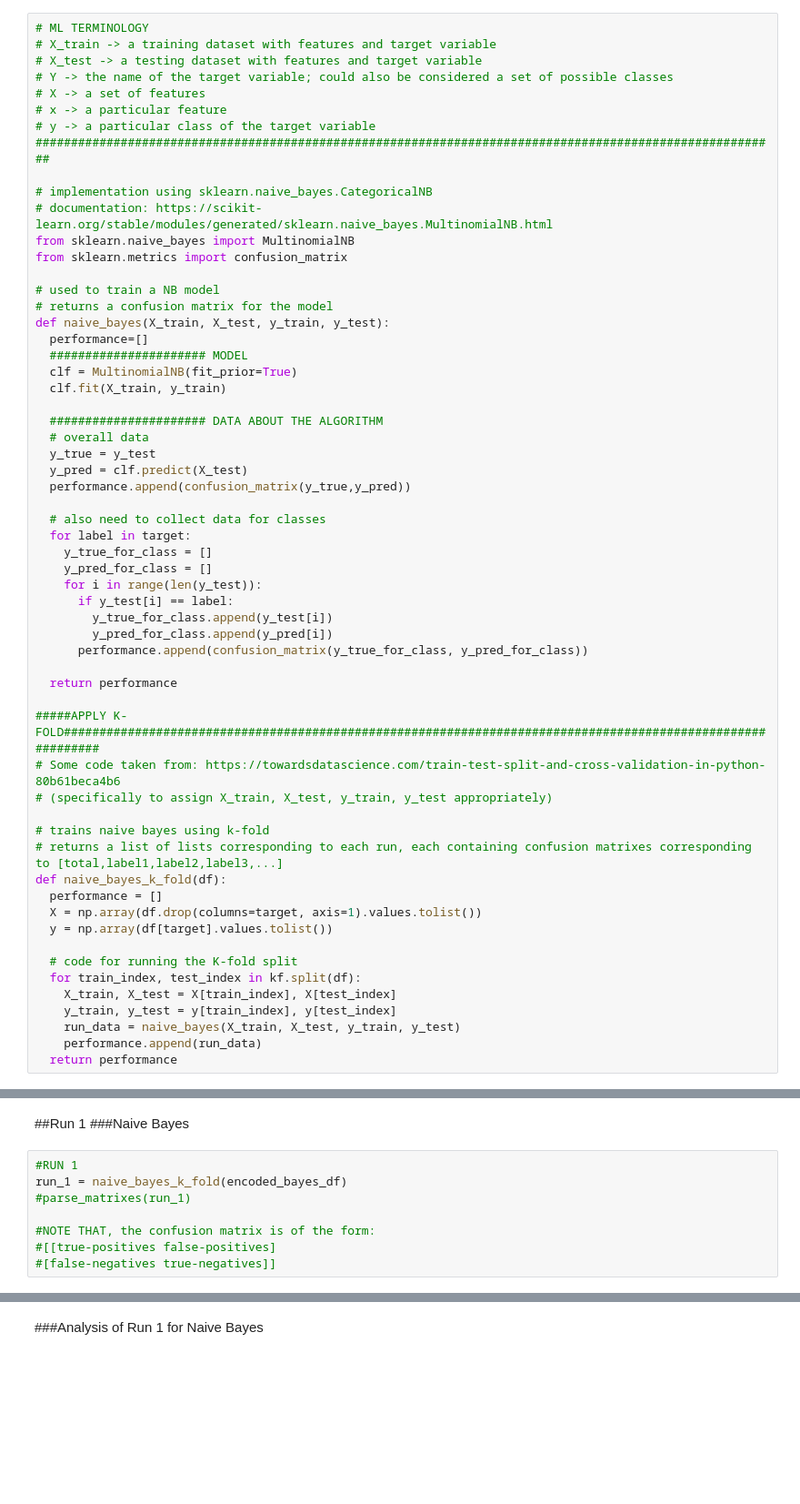
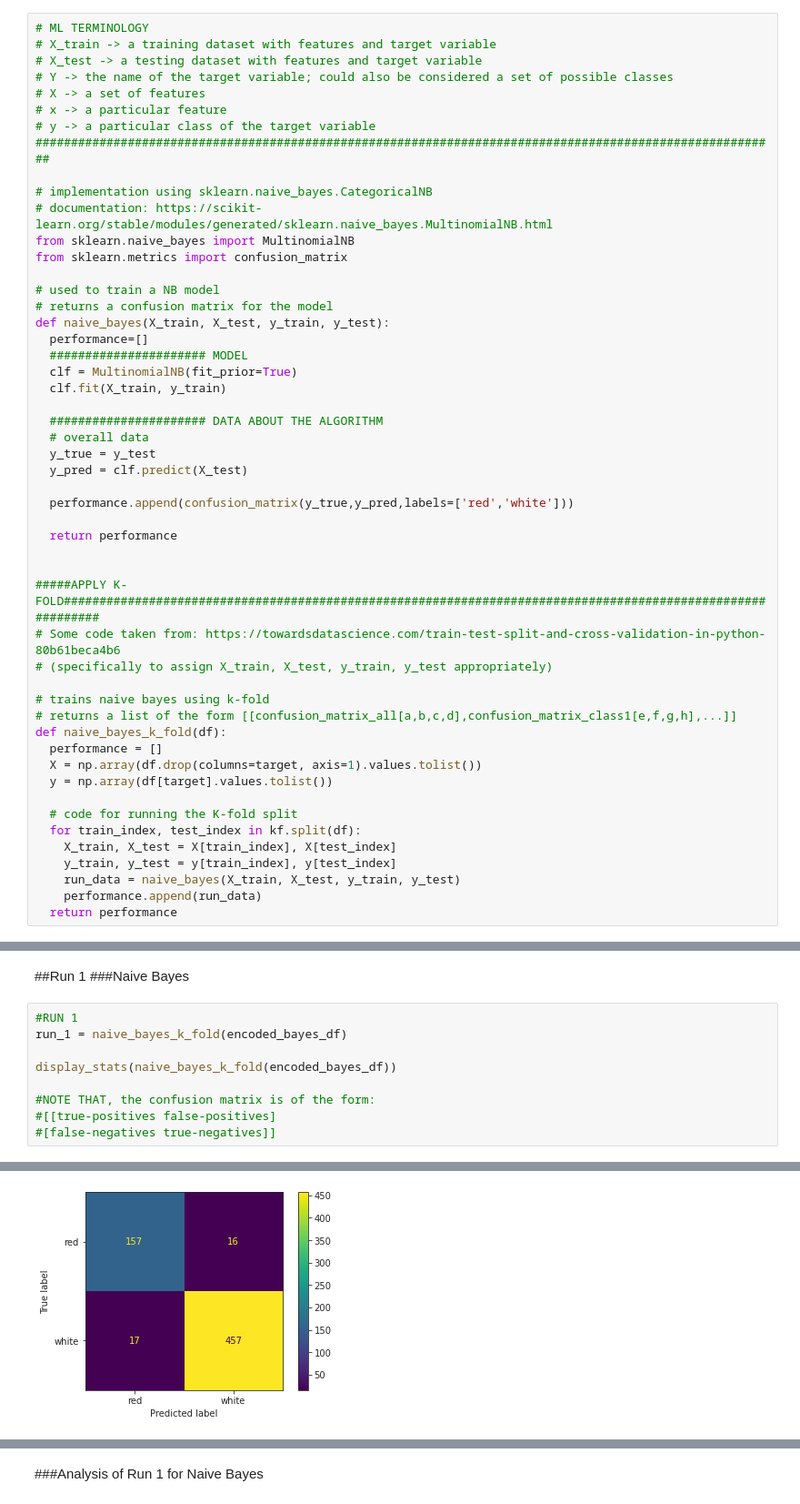
Before and after one commit to journalWheat/CSI4106-Project1, a Jupyter notebook: CSI4106_Project1_JaredWagner_GeneralForm.ipynb, the cells around one changed output, grey strips where cells are left out. Shown: that part at 91% size. Cells and saved outputs as stored; diff of their text form; blank space fills up the shorter version.

Commit message:
Display confusion matrixes

```diff
--- a/CSI4106_Project1_JaredWagner_GeneralForm.ipynb
+++ b/CSI4106_Project1_JaredWagner_GeneralForm.ipynb
@@ -442,26 +441,18 @@ def naive_bayes(X_train, X_test, y_train, y_test):
   # overall data
   y_true = y_test
   y_pred = clf.predict(X_test)
-  performance.append(confusion_matrix(y_true,y_pred))
 
-  # also need to collect data for classes
-  for label in target:
-    y_true_for_class = []
-    y_pred_for_class = []
-    for i in range(len(y_test)):
-      if y_test[i] == label:
-        y_true_for_class.append(y_test[i])
-        y_pred_for_class.append(y_pred[i])
-      performance.append(confusion_matrix(y_true_for_class, y_pred_for_class))
+  performance.append(confusion_matrix(y_true,y_pred,labels=['red','white']))
 
   return performance
+
 
 #####APPLY K-FOLD############################################################################################################
 # Some code taken from: https://towardsdatascience.com/train-test-split-and-cross-validation-in-python-80b61beca4b6
 # (specifically to assign X_train, X_test, y_train, y_test appropriately)
 
 # trains naive bayes using k-fold
-# returns a list of lists corresponding to each run, each containing confusion matrixes corresponding to [total,label1,label2,label3,...]
+# returns a list of the form [[confusion_matrix_all[a,b,c,d],confusion_matrix_class1[e,f,g,h],...]]
 def naive_bayes_k_fold(df):
   performance = []
   X = np.array(df.drop(columns=target, axis=1).values.tolist())
@@ -484,7 +475,8 @@ def naive_bayes_k_fold(df):
 # %%
 #RUN 1
 run_1 = naive_bayes_k_fold(encoded_bayes_df)
-#parse_matrixes(run_1)
+
+display_stats(naive_bayes_k_fold(encoded_bayes_df))
 
 #NOTE THAT, the confusion matrix is of the form:
 #[[true-positives false-positives]
@@ -498,0 +498 @@ run_1 = naive_bayes_k_fold(encoded_bayes_df)
+[figure, added]
```
Also changed, not shown: parts of 5 cells of this notebook.
